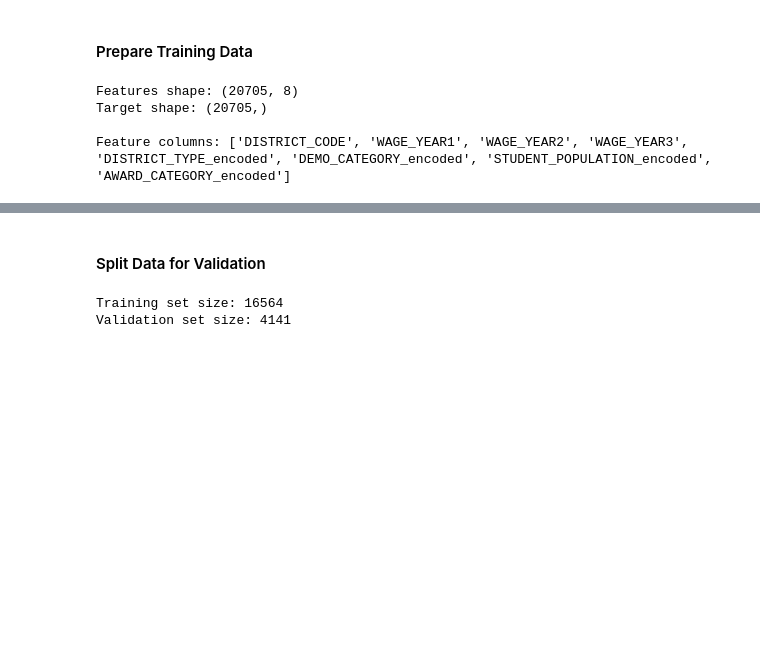
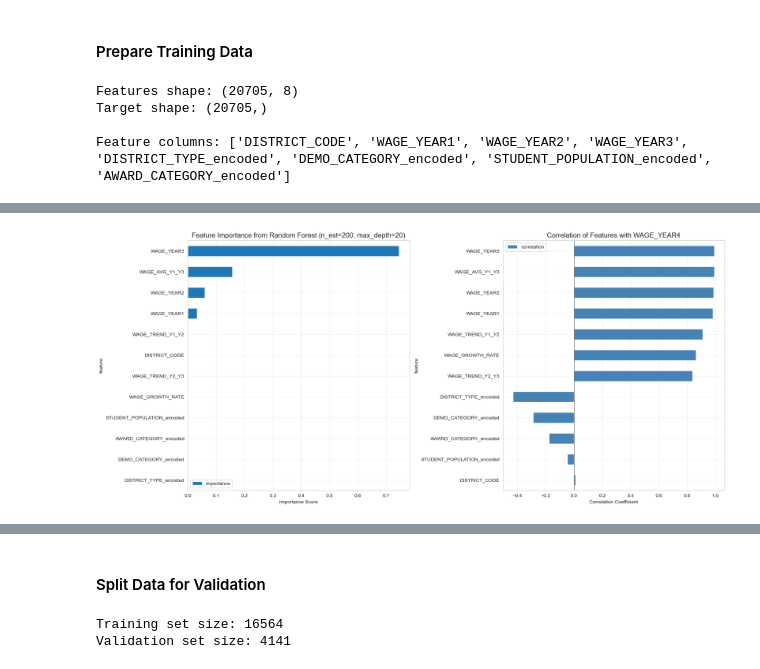
Before and after one commit to USF-AI-Fall-2025/assignment-05-data-challenge-1-LastComrade0, a Jupyter notebook: CS x62 - Assignment 5 - Data Challenge 1.ipynb, the cells around one changed output, grey strips where cells are left out. Cells and saved outputs as stored; diff of their text form; code cells hidden in the pictures; blank space fills up the shorter version.

```diff
--- a/CS x62 - Assignment 5 - Data Challenge 1.ipynb
+++ b/CS x62 - Assignment 5 - Data Challenge 1.ipynb
@@ -459,0 +853,79 @@ Feature columns: ['DISTRICT_CODE', 'WAGE_YEAR1', 'WAGE_YEAR2', 'WAGE_YEAR3', 'DI
+# %%
+# Feature Importance Analysis
+# Get feature importance from tree-based models if available
+fig, axes = plt.subplots(1, 2, figsize=(18, 8))
+
+# Check if best model is tree-based and has feature_importances_
+if hasattr(best_model, 'feature_importances_'):
+    # Tree-based model (Random Forest or Gradient Boosting)
+    feature_names = feature_cols_enhanced if is_enhanced else feature_cols
+    importances = best_model.feature_importances_
+
+    # Create DataFrame for easier sorting
+    importance_df = pd.DataFrame({
+        'feature': feature_names,
+        'importance': importances
+    }).sort_values('importance', ascending=False)
+
+    # Plot feature importance
+    importance_df.head(15).plot(x='feature', y='importance', kind='barh', ax=axes[0])
+    axes[0].set_title(f'Feature Importance from {best_model_name}', fontsize=14)
+    axes[0].set_xlabel('Importance Score')
+    axes[0].invert_yaxis()
+    axes[0].grid(True, alpha=0.3)
+
+    print("Top 10 Most Important Features:")
+    print(importance_df.head(10).to_string(index=False))
+else:
+    # For non-tree models, use correlation with target
+    feature_names = feature_cols_enhanced if is_enhanced else feature_cols
+    X_data = X_enhanced if is_enhanced else X
+    y_data = y_enhanced if is_enhanced else y
+
+    correlations = []
+    for feat in feature_names:
+        if feat in X_data.columns:
+            corr = X_data[feat].corr(y_data)
+            correlations.append({'feature': feat, 'correlation': abs(corr)})
+
+    corr_df = pd.DataFrame(correlations).sort_values('correlation', ascending=False)
+
+    corr_df.head(15).plot(x='feature', y='correlation', kind='barh', ax=axes[0])
+    axes[0].set_title(f'Feature Correlation with Target (Absolute) - {best_model_name}', fontsize=14)
+    axes[0].set_xlabel('Absolute Correlation')
+    axes[0].invert_yaxis()
+    axes[0].grid(True, alpha=0.3)
+
+    print("Top 10 Features by Correlation with WAGE_YEAR4:")
+    print(corr_df.head(10).to_string(index=False))
+
+# Correlation analysis: Relationship between features and target
+feature_names_plot = feature_cols_enhanced if is_enhanced else feature_cols
+X_data_plot = X_enhanced if is_enhanced else X
+y_data_plot = y_enhanced if is_enhanced else y
+
+# Calculate correlations with target
+target_correlations = []
+for feat in feature_names_plot:
+    if feat in X_data_plot.columns:
+        corr = X_data_plot[feat].corr(y_data_plot)
+        target_correlations.append({'feature': feat, 'correlation': corr})
+
+target_corr_df = pd.DataFrame(target_correlations).sort_values('correlation', key=abs, ascending=False)
+
+# Plot correlations
+target_corr_df.head(12).plot(x='feature', y='correlation', kind='barh', ax=axes[1], color='steelblue')
+axes[1].axvline(0, color='black', linestyle='-', linewidth=0.5)
+axes[1].set_title('Correlation of Features with WAGE_YEAR4', fontsize=14)
+axes[1].set_xlabel('Correlation Coefficient')
+axes[1].invert_yaxis()
+axes[1].grid(True, alpha=0.3)
+
+plt.tight_layout()
+plt.show()
+
+print("\n" + "="*60)
+print("Feature-Target Correlation Analysis:")
+print("="*60)
+print(target_corr_df.to_string(index=False))
+# %% [output]
@@ -459,0 +944 @@ Feature columns: ['DISTRICT_CODE', 'WAGE_YEAR1', 'WAGE_YEAR2', 'WAGE_YEAR3', 'DI
+[figure, added]
```
Also changed, not shown: parts of 19 cells of this notebook, 1 other file.
